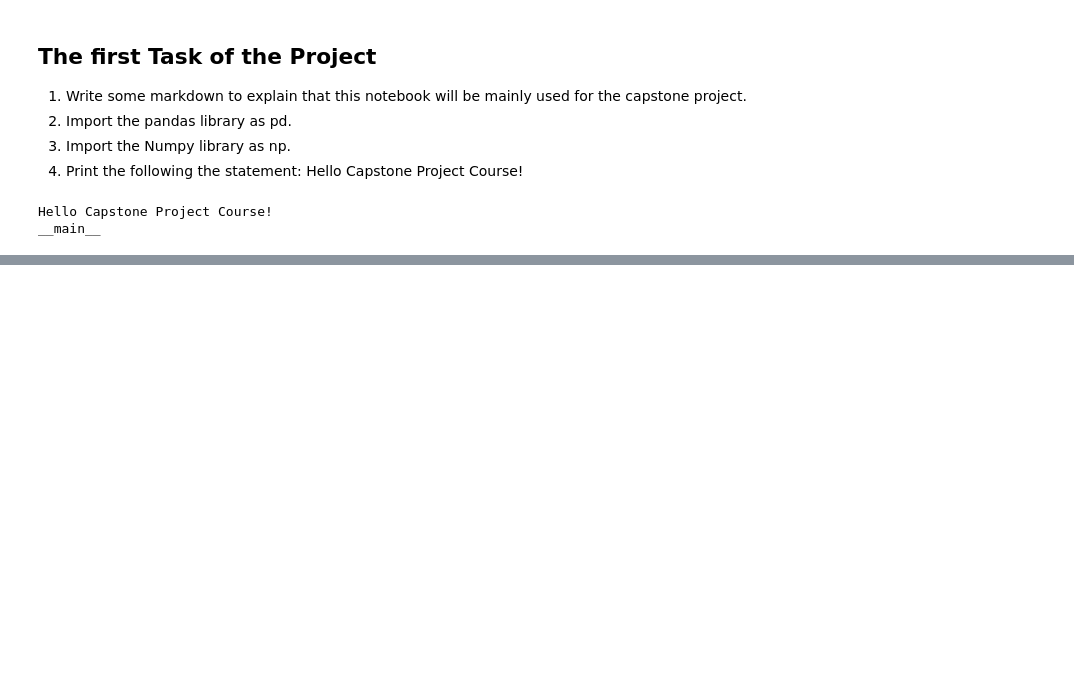
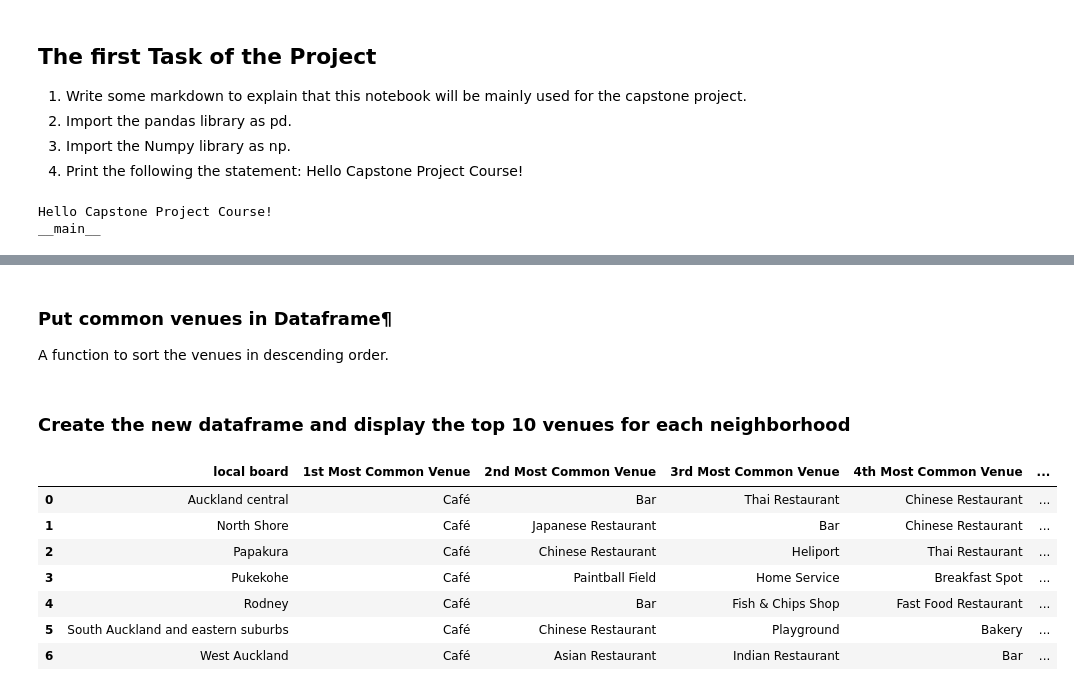
Before and after one commit to Clarkedlee/Coursera_Capstone, a Jupyter notebook: The Data Science Captone project.ipynb, the cells around one changed output, grey strips where cells are left out. Drawn from its saved outputs; the diff is of its cells as text; code cells hidden in the pictures; blank space fills up the shorter version.

```diff
--- a/The Data Science Captone project.ipynb
+++ b/The Data Science Captone project.ipynb
@@ -151,0 +841,44 @@ url_2 = "https://en.wikipedia.org/wiki/List_of_suburbs_of_Auckland  # List of Su
+# %% [markdown]
+### Put common venues in Dataframe¶
+A function to sort the venues in descending order.
+# %%
+def return_most_common_venues(row, num_top_venues):
+    row_categories = row.iloc[1:]
+    row_categories_sorted = row_categories.sort_values(ascending=False)
+
+    return row_categories_sorted.index.values[0:num_top_venues]
+# %% [markdown]
+### Create the new dataframe and display the top 10 venues for each neighborhood
+# %%
+#******* comparing all the top10 table
+# all_auckland_localboard_grouped = pd.concat([auck_local_grouped, auckland_localboard_grouped])
+
+num_top_venues = 10
+
+indicators = ['st', 'nd', 'rd']
+
+# create columns according to number of top venues
+columns = ['local board']
+for ind in np.arange(num_top_venues):
+    try:
+        columns.append('{}{} Most Common Venue'.format(ind+1, indicators[ind]))
+    except:
+        columns.append('{}th Most Common Venue'.format(ind+1))
+
+# create a new dataframe
+localboards_venues_sorted = pd.DataFrame(columns=columns)
+localboards_venues_sorted['local board'] = auckland_localboard_grouped['local board']
+
+for ind in np.arange(auckland_localboard_grouped.shape[0]):
+    localboards_venues_sorted.iloc[ind, 1:] = return_most_common_venues(auckland_localboard_grouped.iloc[ind, :], num_top_venues)
+
+localboards_venues_sorted
+# %% [output]
+|  | local board | 1st Most Common Venue | 2nd Most Common Venue | 3rd Most Common Venue | 4th Most Common Venue | ... |
+| 0 | Auckland central | Café | Bar | Thai Restaurant | Chinese Restaurant | ... |
+| 1 | North Shore | Café | Japanese Restaurant | Bar | Chinese Restaurant | ... |
+| 2 | Papakura | Café | Chinese Restaurant | Heliport | Thai Restaurant | ... |
+| 3 | Pukekohe | Café | Paintball Field | Home Service | Breakfast Spot | ... |
+| 4 | Rodney | Café | Bar | Fish & Chips Shop | Fast Food Restaurant | ... |
+| 5 | South Auckland and eastern suburbs | Café | Chinese Restaurant | Playground | Bakery | ... |
+| 6 | West Auckland | Café | Asian Restaurant | Indian Restaurant | Bar | ... |
```
Also changed, not shown: parts of 65 cells of this notebook.
